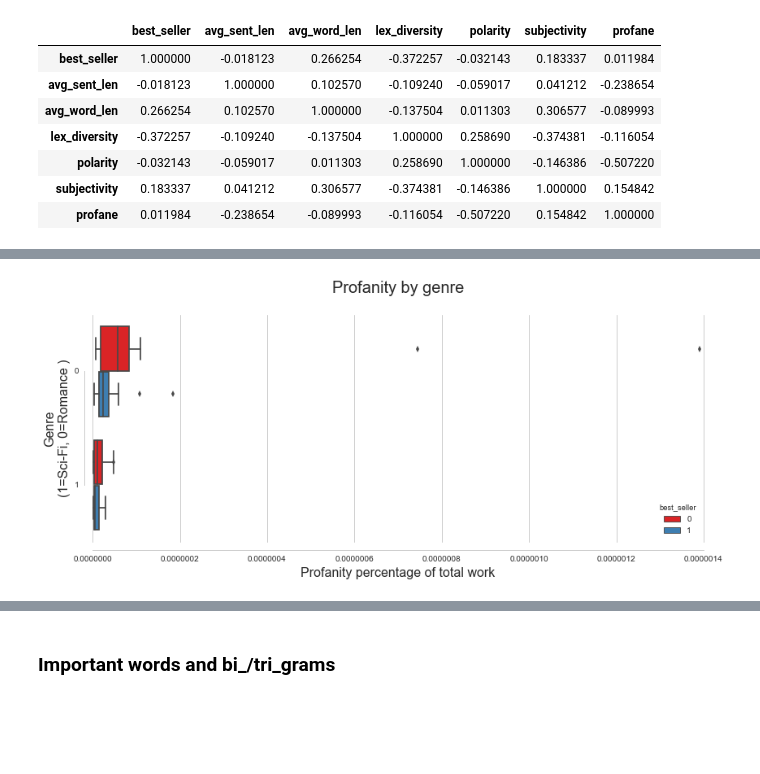
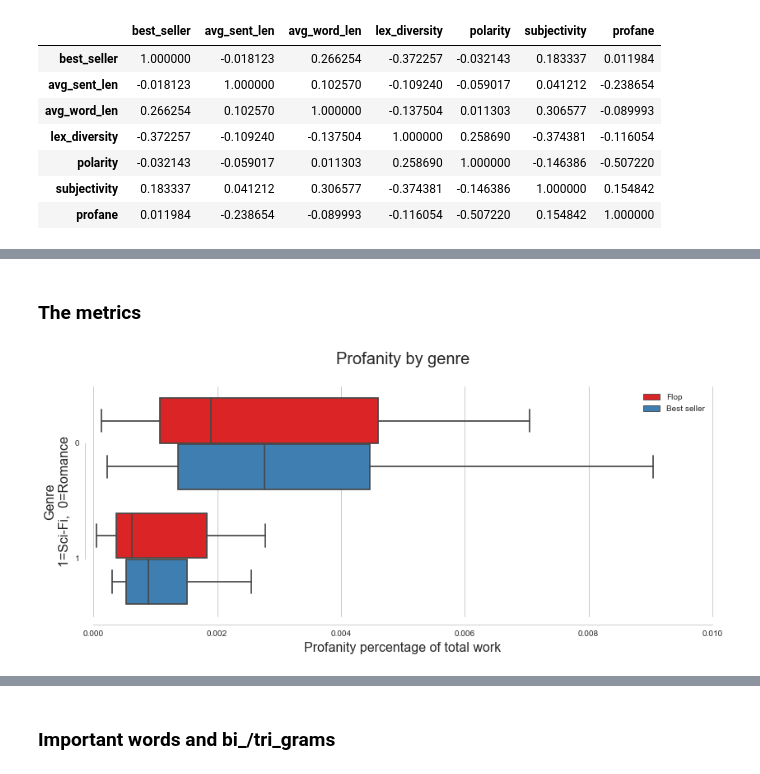
Before and after one commit to bishopkd/DSI-SF2-bishopkd, a Jupyter notebook: projects/capstone/reports/EDA.ipynb, the cells around one changed output, grey strips where cells are left out. Drawn from its saved outputs; the diff is of its cells as text; code cells hidden in the pictures; blank space fills up the shorter version.

```diff
--- a/projects/capstone/reports/EDA.ipynb
+++ b/projects/capstone/reports/EDA.ipynb
@@ -125,14 +104,19 @@ sns.lmplot(x='best_seller',y='profane',data=rm,hue='best_seller',fit_reg=False)
+# %% [markdown]
+### The metrics
 # %%
 fig = plt.figure(figsize=(12,5))
 sns.set_style("whitegrid")
-sns.boxplot(x='profane', y="sci_fi", hue="best_seller", data=df, palette="Set1", orient='h',saturation=.9)
+sns.boxplot(x='profane', y="sci_fi", hue="best_seller", data=df, palette="Set1", orient='h',saturation=.9,linewidth=1.3)
 sns.despine(offset=10, trim=True)
 plt.xlabel('Profanity percentage of total work', fontsize = 16)
-plt.ylabel('Genre\n(1=Sci-Fi, 0=Romance )', fontsize = 16)
+plt.ylabel('Genre\n1=Sci-Fi,  0=Romance', fontsize = 16)
 plt.title('Profanity by genre\n', fontsize = 20)
+l=plt.legend(loc='upper right')
+l.get_texts()[0].set_text('Flop')
+l.get_texts()[1].set_text('Best seller')
 plt.show()
 # %% [output]
-[figure, old version]
+[figure, new version]
 # %%
 fig = plt.figure(figsize=(12,5))
 sns.set_style("whitegrid")
```
Also changed, not shown: parts of 13 cells of this notebook, 14 other files.
